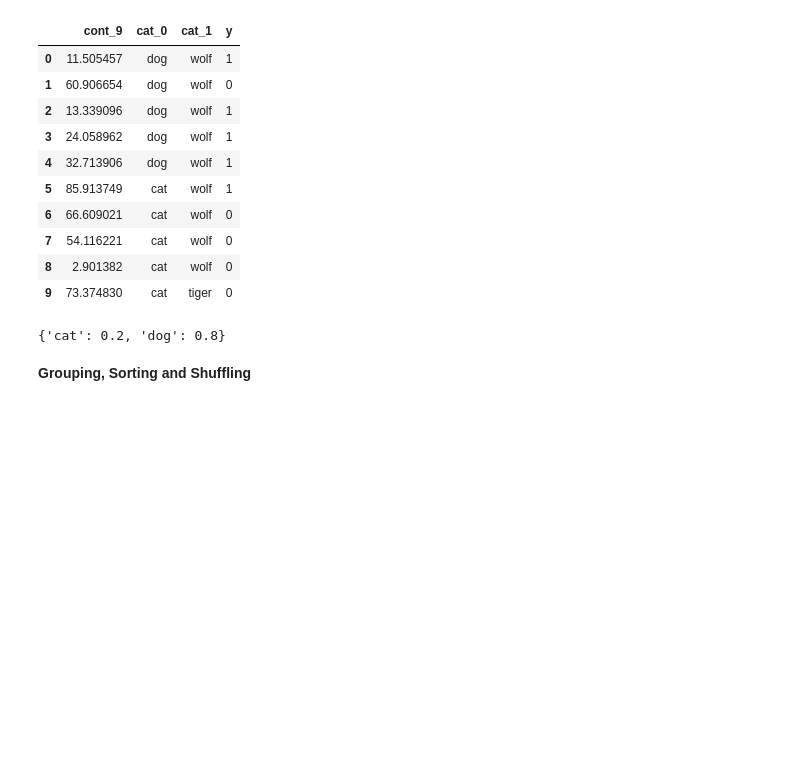
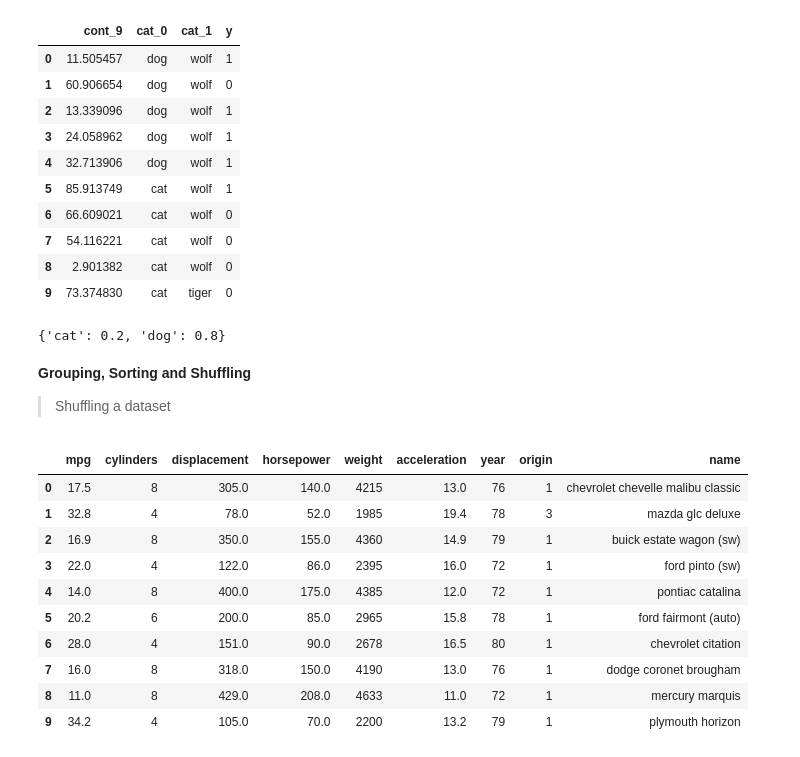
Before and after one commit to PorasS/AI, a Jupyter notebook: pandasTut.ipynb, the cells around one changed output. Saved outputs shown, nothing was run; the diff lists cells and outputs as text; code cells hidden in the pictures; blank space fills up the shorter version.

```diff
--- a/pandasTut.ipynb
+++ b/pandasTut.ipynb
@@ -502,3 +502,27 @@ means0
 {'cat': 0.2, 'dog': 0.8}
 # %% [markdown]
 **Grouping, Sorting and Shuffling**
+>Shuffling a dataset
+# %%
+import os
+import pandas as pd
+import numpy as np
+
+df = pd.read_csv("https://data.heatonresearch.com/data/t81-558/auto-mpg.csv",na_values=['NA','?'])
+
+#np.random.seed(42) #uncomment this line to get the same shuffle each time
+df = df.reindex(np.random.permutation(df.index))
+df.reset_index(inplace=True, drop=True)
+display(df[0:10])
+# %% [output]
+|  | mpg | cylinders | displacement | horsepower | weight | acceleration | year | origin | name |
+| 0 | 17.5 | 8 | 305.0 | 140.0 | 4215 | 13.0 | 76 | 1 | chevrolet chevelle malibu classic |
+| 1 | 32.8 | 4 | 78.0 | 52.0 | 1985 | 19.4 | 78 | 3 | mazda glc deluxe |
+| 2 | 16.9 | 8 | 350.0 | 155.0 | 4360 | 14.9 | 79 | 1 | buick estate wagon (sw) |
+| 3 | 22.0 | 4 | 122.0 | 86.0 | 2395 | 16.0 | 72 | 1 | ford pinto (sw) |
+| 4 | 14.0 | 8 | 400.0 | 175.0 | 4385 | 12.0 | 72 | 1 | pontiac catalina |
+| 5 | 20.2 | 6 | 200.0 | 85.0 | 2965 | 15.8 | 78 | 1 | ford fairmont (auto) |
+| 6 | 28.0 | 4 | 151.0 | 90.0 | 2678 | 16.5 | 80 | 1 | chevrolet citation |
+| 7 | 16.0 | 8 | 318.0 | 150.0 | 4190 | 13.0 | 76 | 1 | dodge coronet brougham |
+| 8 | 11.0 | 8 | 429.0 | 208.0 | 4633 | 11.0 | 72 | 1 | mercury marquis |
+| 9 | 34.2 | 4 | 105.0 | 70.0 | 2200 | 13.2 | 79 | 1 | plymouth horizon |
```
Also changed, not shown: parts of 14 cells of this notebook.
